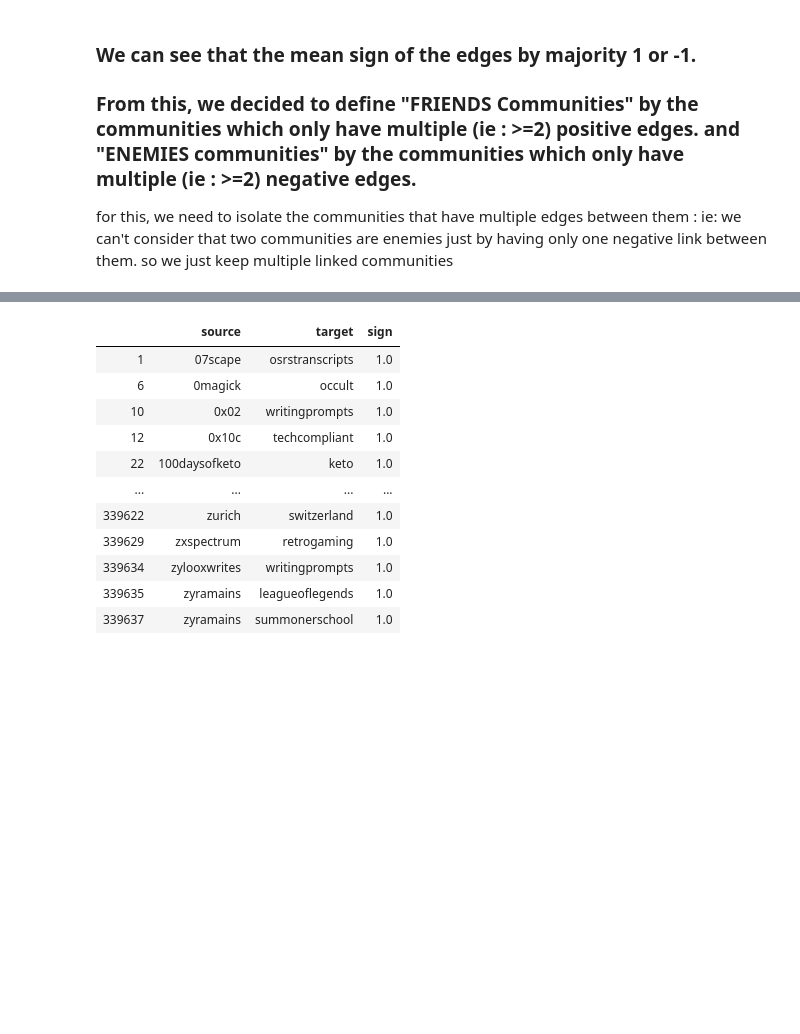
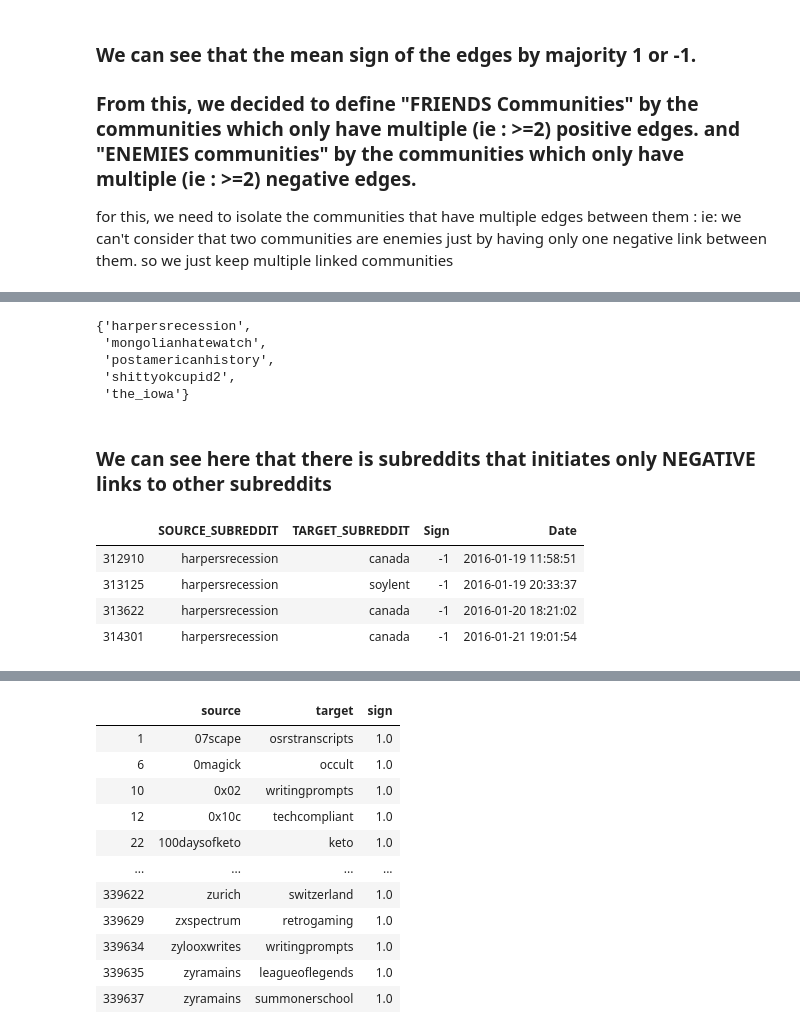
Before and after one commit to epfl-ada/ada-2020-project-milestone-p3-p3_wara9i, a Jupyter notebook: creative_extension.ipynb, the cells around one changed output, grey strips where cells are left out. Cells and saved outputs as stored; diff of their text form; code cells hidden in the pictures; blank space fills up the shorter version.

```diff
--- a/creative_extension.ipynb
+++ b/creative_extension.ipynb
@@ -324,0 +325,18 @@ enemies_df
+# %%
+set(enemies_df.source.unique()) -  (set(Data[Data.Sign==1].SOURCE_SUBREDDIT.unique()) or set(Data[Data.Sign==1].TARGET_SUBREDDIT.unique()))
+# %% [output]
+{'harpersrecession',
+ 'mongolianhatewatch',
+ 'postamericanhistory',
+ 'shittyokcupid2',
+ 'the_iowa'}
+# %% [markdown]
+### We can see here that there is subreddits that initiates only NEGATIVE links to other subreddits
+# %%
+Data[Data.SOURCE_SUBREDDIT=="harpersrecession"]
+# %% [output]
+|  | SOURCE_SUBREDDIT | TARGET_SUBREDDIT | Sign | Date |
+| 312910 | harpersrecession | canada | -1 | 2016-01-19 11:58:51 |
+| 313125 | harpersrecession | soylent | -1 | 2016-01-19 20:33:37 |
+| 313622 | harpersrecession | canada | -1 | 2016-01-20 18:21:02 |
+| 314301 | harpersrecession | canada | -1 | 2016-01-21 19:01:54 |
```
Also changed, not shown: parts of 8 cells of this notebook, 6 other files.
